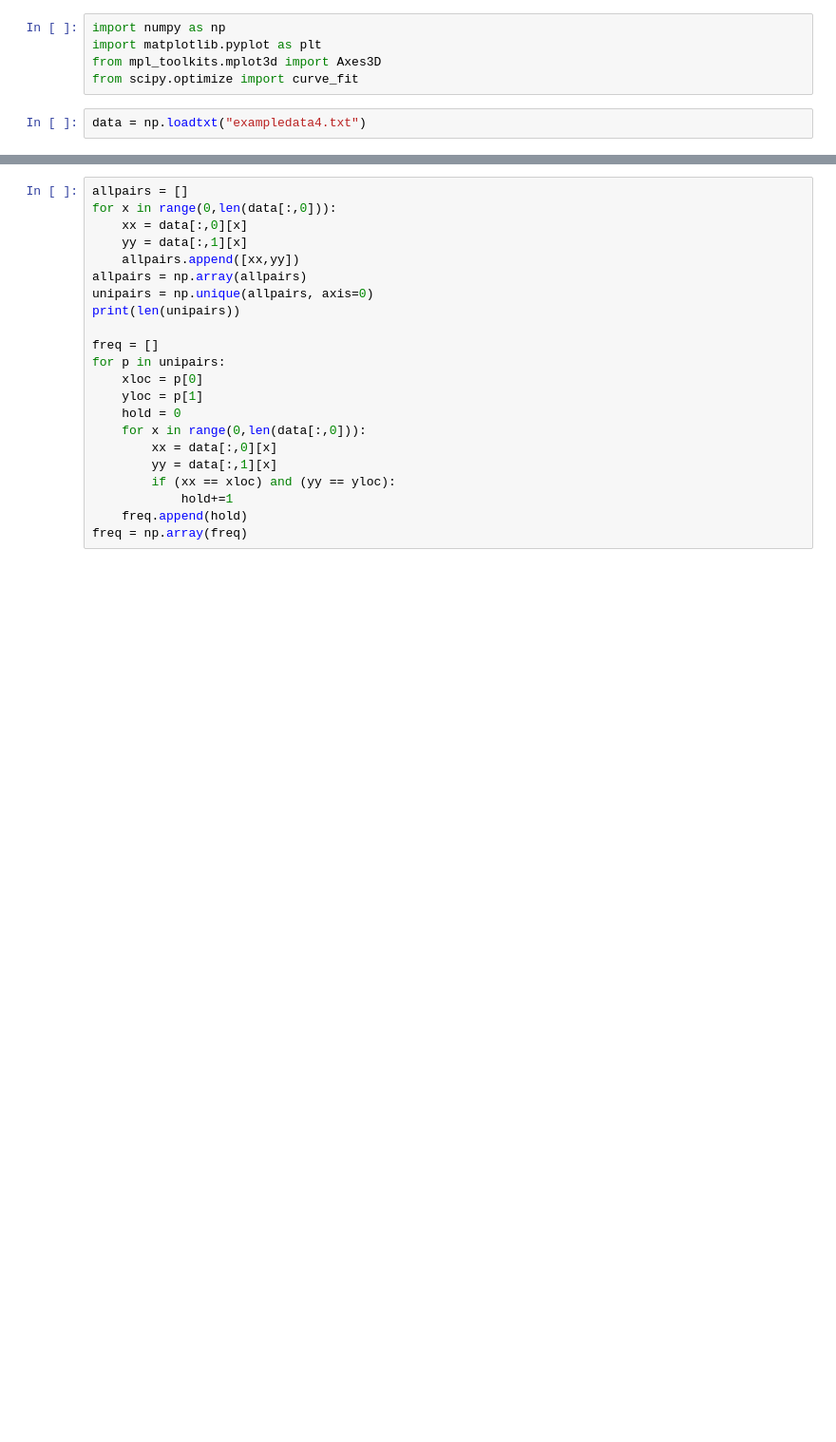
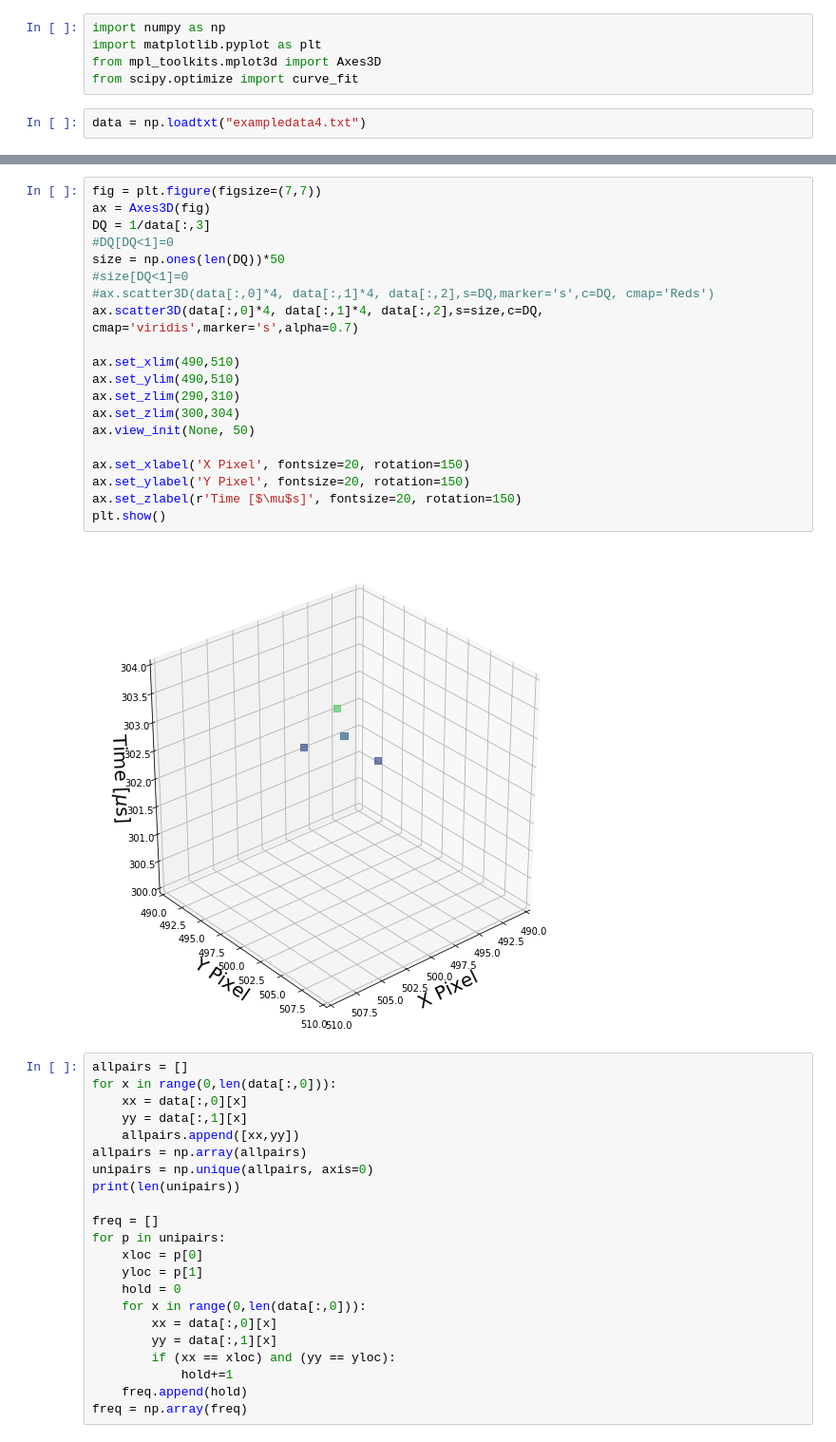
Before and after one commit to AustinMcDonald/RTD_Signal_simulation, a Jupyter notebook: dev/Untitled.ipynb, the cells around one changed output, grey strips where cells are left out. Shown: that part at 95% size. Cells and saved outputs as stored; diff of their text form; blank space fills up the shorter version.

```diff
--- a/dev/Untitled.ipynb
+++ b/dev/Untitled.ipynb
@@ -57,3 +69,25 @@ plt.show()
+# %%
+fig = plt.figure(figsize=(7,7))
+ax = Axes3D(fig)
+DQ = 1/data[:,3]
+#DQ[DQ<1]=0
+size = np.ones(len(DQ))*50
+#size[DQ<1]=0
+#ax.scatter3D(data[:,0]*4, data[:,1]*4, data[:,2],s=DQ,marker='s',c=DQ, cmap='Reds')
+ax.scatter3D(data[:,0]*4, data[:,1]*4, data[:,2],s=size,c=DQ, cmap='viridis',marker='s',alpha=0.7)
+
+ax.set_xlim(490,510)
+ax.set_ylim(490,510)
+ax.set_zlim(290,310)
+ax.set_zlim(300,304)
+ax.view_init(None, 50)
+
+ax.set_xlabel('X Pixel', fontsize=20, rotation=150)
+ax.set_ylabel('Y Pixel', fontsize=20, rotation=150)
+ax.set_zlabel(r'Time [$\mu$s]', fontsize=20, rotation=150)
+plt.show()
+# %% [output]
+[figure, added]
 # %%
 allpairs = []
 for x in range(0,len(data[:,0])):
```
Also changed, not shown: parts of 35 cells of this notebook, 10 other files.
